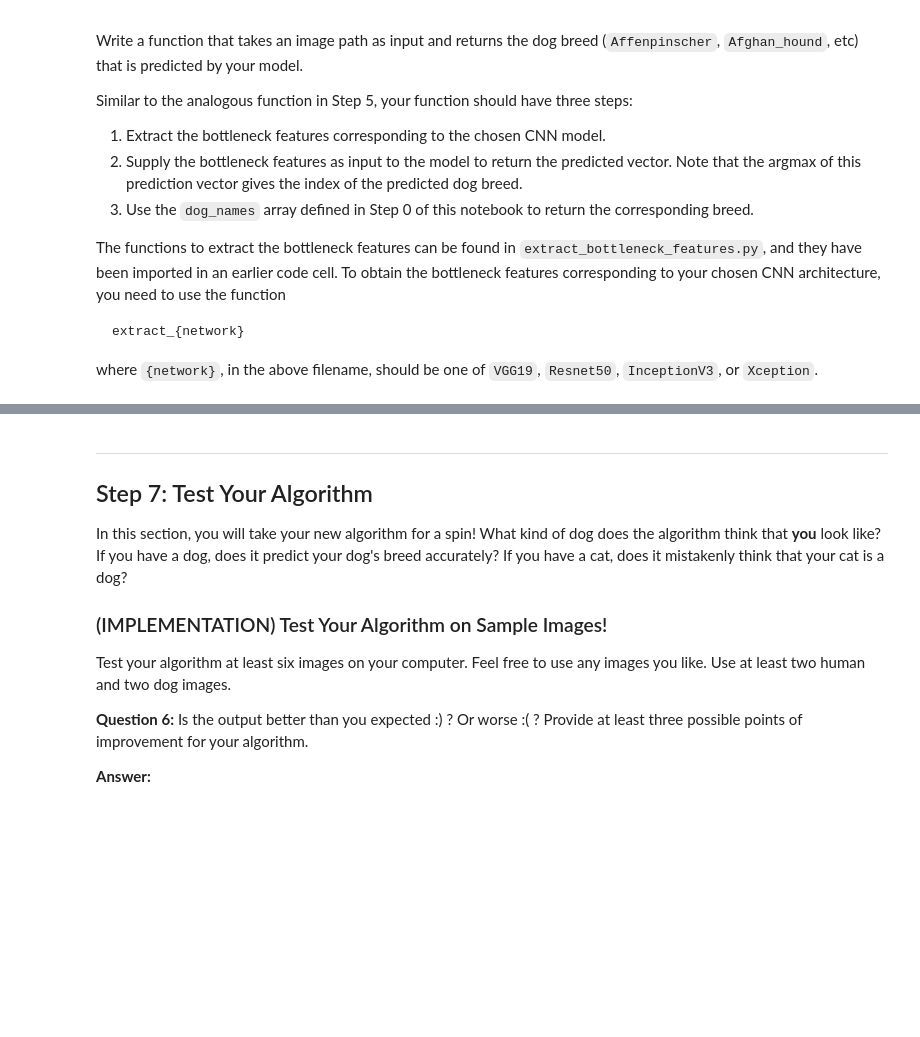
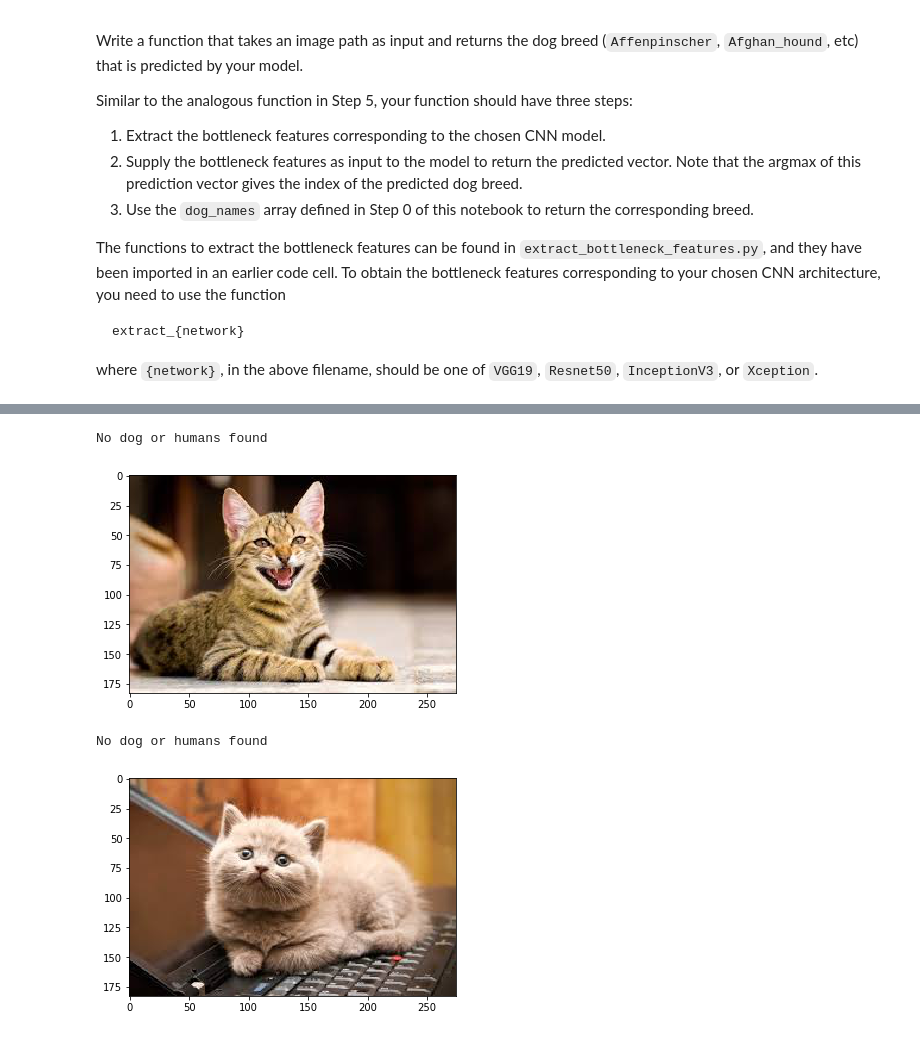
Before and after one commit to tutysara/dog-project, a Jupyter notebook: dog_app.ipynb, the cells around one changed output, grey strips where cells are left out. Cells and saved outputs as stored; diff of their text form; code cells hidden in the pictures; blank space fills up the shorter version.

Commit message:
dog project -- completed all questions

```diff
--- a/dog_app.ipynb
+++ b/dog_app.ipynb
@@ -923,17 +989,12 @@ Some sample output for our algorithm is provided below, but feel free to design
 # %%
-### TODO: Write your algorithm.
-### Feel free to use as many code cells as needed.
+## TODO: Execute your algorithm from Step 6 on
+## at least 6 images on your computer.
+## Feel free to use as many code cells as needed.
+
+detect_breed("cat.jpg")
+detect_breed("cat2.jpg")
+# %% [output]
+No dog or humans found
+[figure, added]
+No dog or humans found
+[figure, added]
-# %% [markdown]
----
-<a id='step7'></a>
-## Step 7: Test Your Algorithm
-
-In this section, you will take your new algorithm for a spin!  What kind of dog does the algorithm think that __you__ look like?  If you have a dog, does it predict your dog's breed accurately?  If you have a cat, does it mistakenly think that your cat is a dog?
-
-### (IMPLEMENTATION) Test Your Algorithm on Sample Images!
-
-Test your algorithm at least six images on your computer.  Feel free to use any images you like.  Use at least two human and two dog images.
-
-__Question 6:__ Is the output better than you expected :) ?  Or worse :( ?  Provide at least three possible points of improvement for your algorithm.
-
-__Answer:__
```
Also changed, not shown: parts of 22 cells of this notebook, 1 other file.
